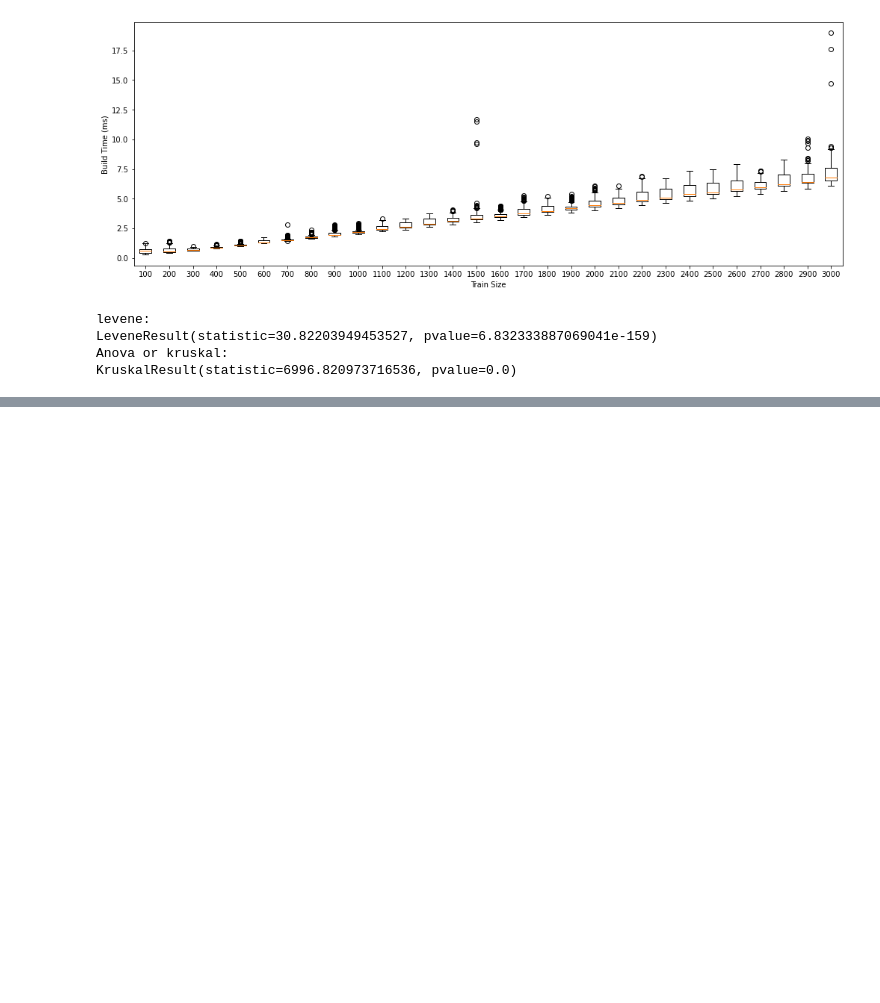
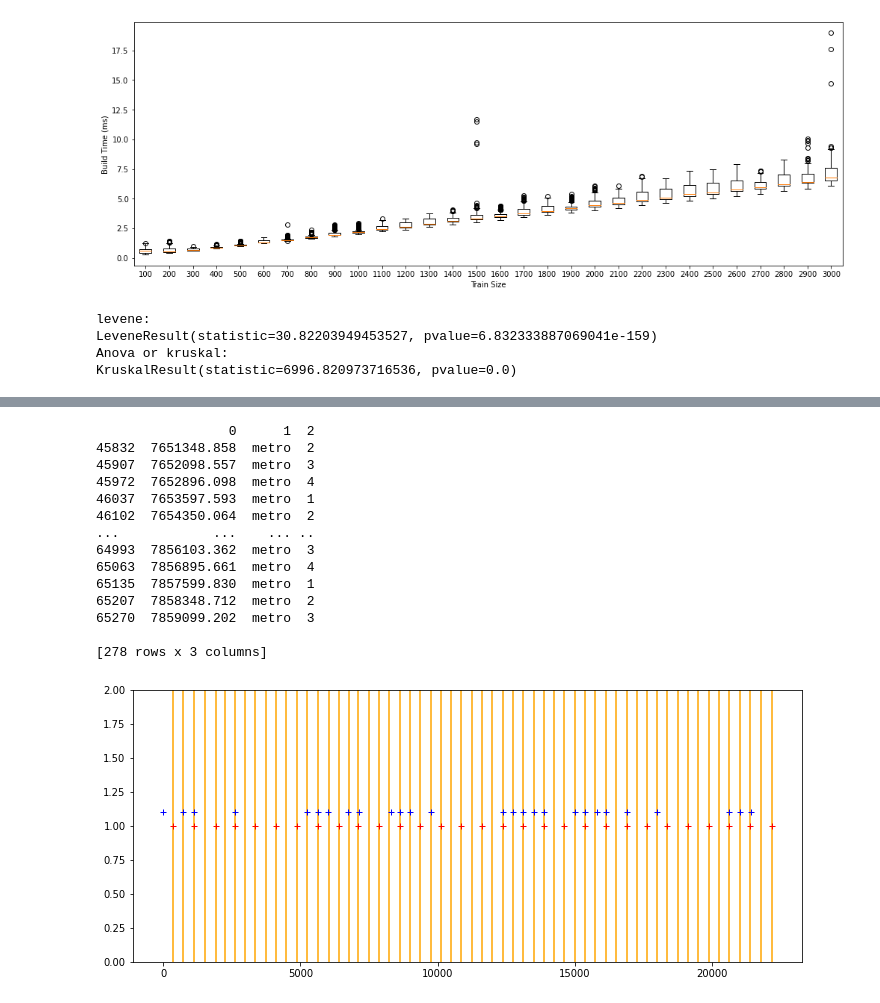
Before and after one commit to pedro-lucas-bravo/master_thesis_data_analysis, a Jupyter notebook: 6-markov.ipynb, the cells around one changed output, grey strips where cells are left out. Cells and saved outputs as stored; diff of their text form; code cells hidden in the pictures; blank space fills up the shorter version.

```diff
--- a/6-markov.ipynb
+++ b/6-markov.ipynb
@@ -280,0 +310,45 @@ LinregressResult(slope=0.002305298322209862, intercept=0.02962496168582529, rval
+# %%
+user_data = pd.read_csv('./FinalDatasets/users/pedro.txt')
+
+markov_data_str = user_data.loc[user_data['start'].str.contains('markov')]
+markov_data = markov_data_str.start.str.split(pat=' ',expand=True)
+markov_note_on_a1 = markov_data.loc[(markov_data[4] != '0') & (markov_data[2] == '7')]
+#print(markov_note_on_a1)
+startTime = float(markov_note_on_a1.values[0][0])
+
+metro_data_str = user_data.loc[user_data['start'].str.contains('metro')]
+metro_data = metro_data_str.start.str.split(pat=' ',expand=True)
+metro_data_on_a1 = metro_data.loc[metro_data[0].astype(float) > startTime]
+print(metro_data_on_a1)
+
+
+
+# startTime = metro_markov_data['ticks-1-60sec'][0]
+# metro_data = metro_markov_data[metro_markov_data['event-beat-b-or-agent-n'] == 'b']
+# a1_data = metro_markov_data[metro_markov_data['event-beat-b-or-agent-n'] == 'a8']
+
+metro_data_extracted = np.array(metro_data_on_a1[0].values)[0:30].astype(np.float) - startTime
+metro_vlines = (metro_data_extracted[1:] + metro_data_extracted[:-1]) / 2
+a1_data_extracted = np.array(markov_note_on_a1[0].values)[0:30-3].astype(np.float) - startTime
+plt.figure(figsize=(12, 5))
+plt.plot(metro_data_extracted, [1] * len(metro_data_extracted), 'r+')
+plt.plot(a1_data_extracted, [1.1] * len(a1_data_extracted), 'b+')
+plt.vlines(np.concatenate([metro_data_extracted, metro_vlines]), 0, 2,  color = 'orange')
+plt.ylim([0, 2])
+plt.show()
+# %% [output]
+                 0      1  2
+45832  7651348.858  metro  2
+45907  7652098.557  metro  3
+45972  7652896.098  metro  4
+46037  7653597.593  metro  1
+46102  7654350.064  metro  2
+...            ...    ... ..
+64993  7856103.362  metro  3
+65063  7856895.661  metro  4
+65135  7857599.830  metro  1
+65207  7858348.712  metro  2
+65270  7859099.202  metro  3
+
+[278 rows x 3 columns]
+[figure, added]
```
Also changed, not shown: parts of 4 cells of this notebook, 34 other files.
